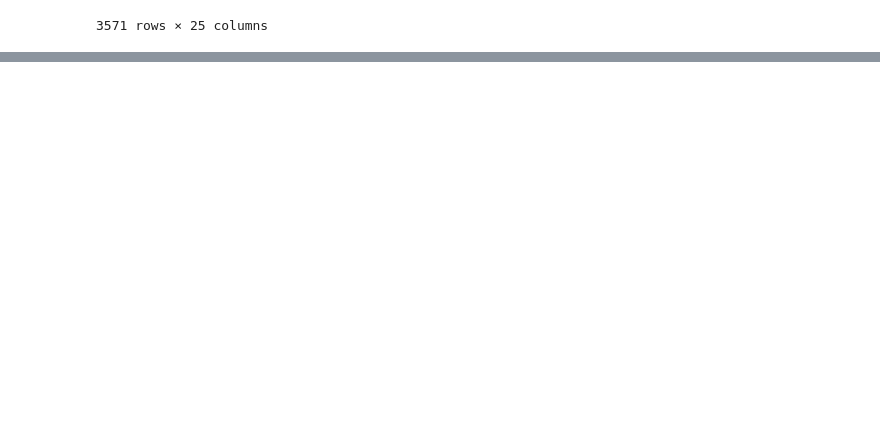
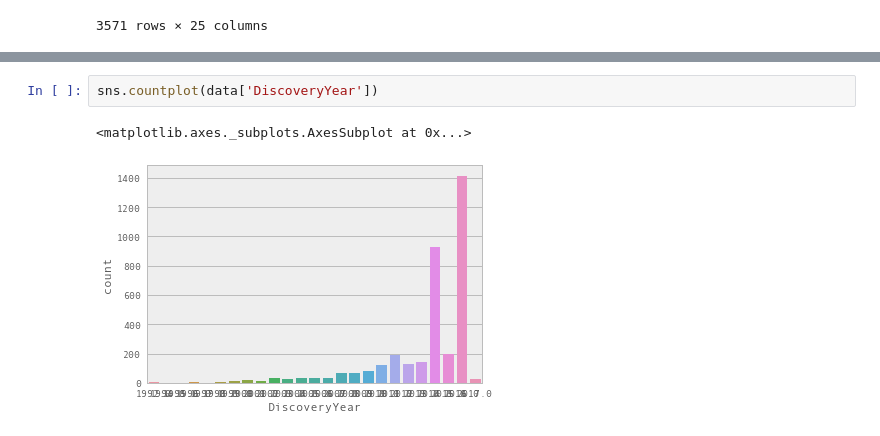
Before and after one commit to pcolonna/oec_data_analysis, a Jupyter notebook: Open_exoplanet_catalogue_EDA.ipynb, the cells around one changed output, grey strips where cells are left out. Drawn from its saved outputs; the diff is of its cells as text; blank space fills up the shorter version.

```diff
--- a/Open_exoplanet_catalogue_EDA.ipynb
+++ b/Open_exoplanet_catalogue_EDA.ipynb
@@ -151,0 +187,5 @@ sns.distplot(data['DiscoveryYear'])
+# %%
+sns.countplot(data['DiscoveryYear'])
+# %% [output]
+<matplotlib.axes._subplots.AxesSubplot at 0x...>
+[figure, added]
```
Also changed, not shown: parts of 11 cells of this notebook.
